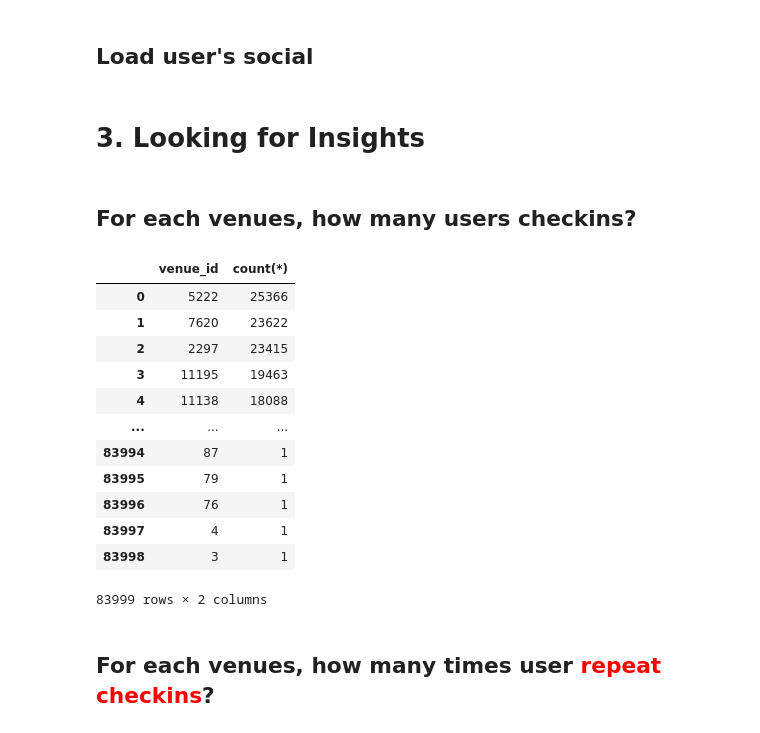
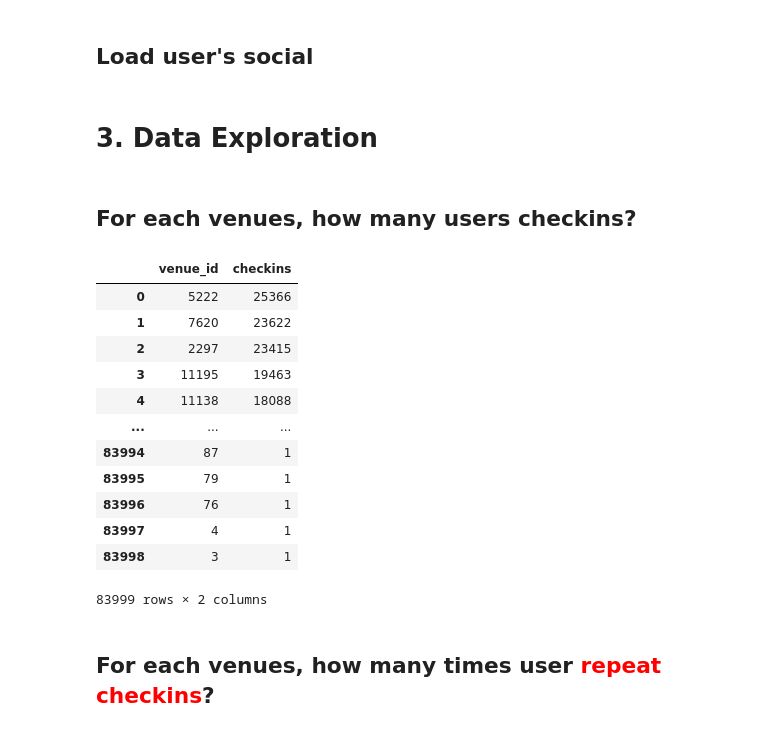
Before and after one commit to stefanauwyang/ml-engineer, a Jupyter notebook: ML-Engineer-Notebook.ipynb, the cells around one changed output. Saved outputs shown, nothing was run; the diff lists cells and outputs as text; code cells hidden in the pictures.

```diff
--- a/ML-Engineer-Notebook.ipynb
+++ b/ML-Engineer-Notebook.ipynb
@@ -151,16 +141,16 @@ socialgraph.shape
 sql = "select u.*, s.second_user_id from users u left join socialgraph s on s.first_user_id = u.id"
 users_social = pd.read_sql_query(sql, conn)
 users_social
-# %% [markdown]
-# 3. Looking for Insights
+# %% [markdown]
+# 3. Data Exploration
 # %% [markdown]
 ## For each venues, how many users checkins?
 # %%
-sql = "select venue_id, count(*) from checkins group by venue_id order by count(*) desc"
+sql = "select venue_id, count(*) as checkins from checkins group by venue_id order by count(*) desc"
 venue_checkins = pd.read_sql_query(sql, conn)
 venue_checkins
 # %% [output]
-|  | venue_id | count(*) |
+|  | venue_id | checkins |
 | 0 | 5222 | 25366 |
 | 1 | 7620 | 23622 |
 | 2 | 2297 | 23415 |
```
Also changed, not shown: parts of 90 cells of this notebook.
